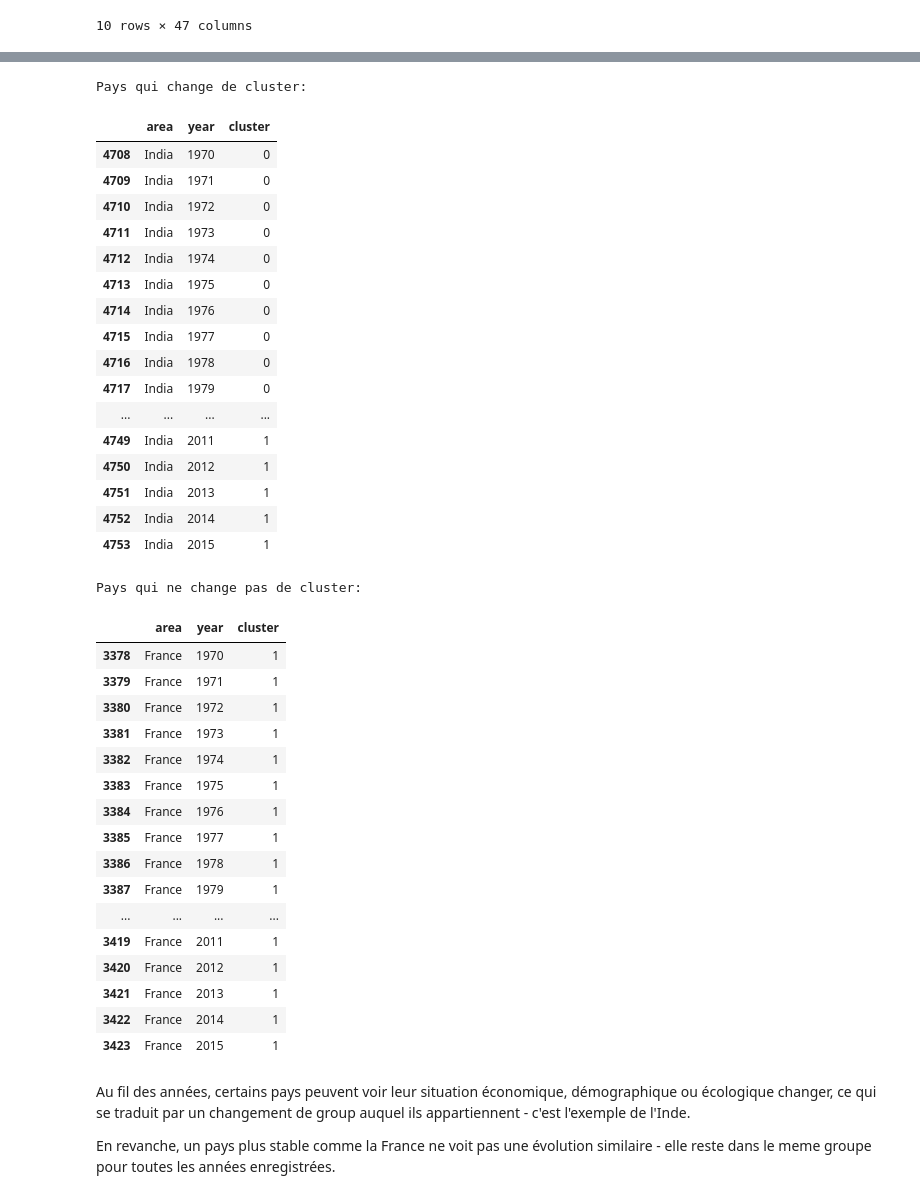
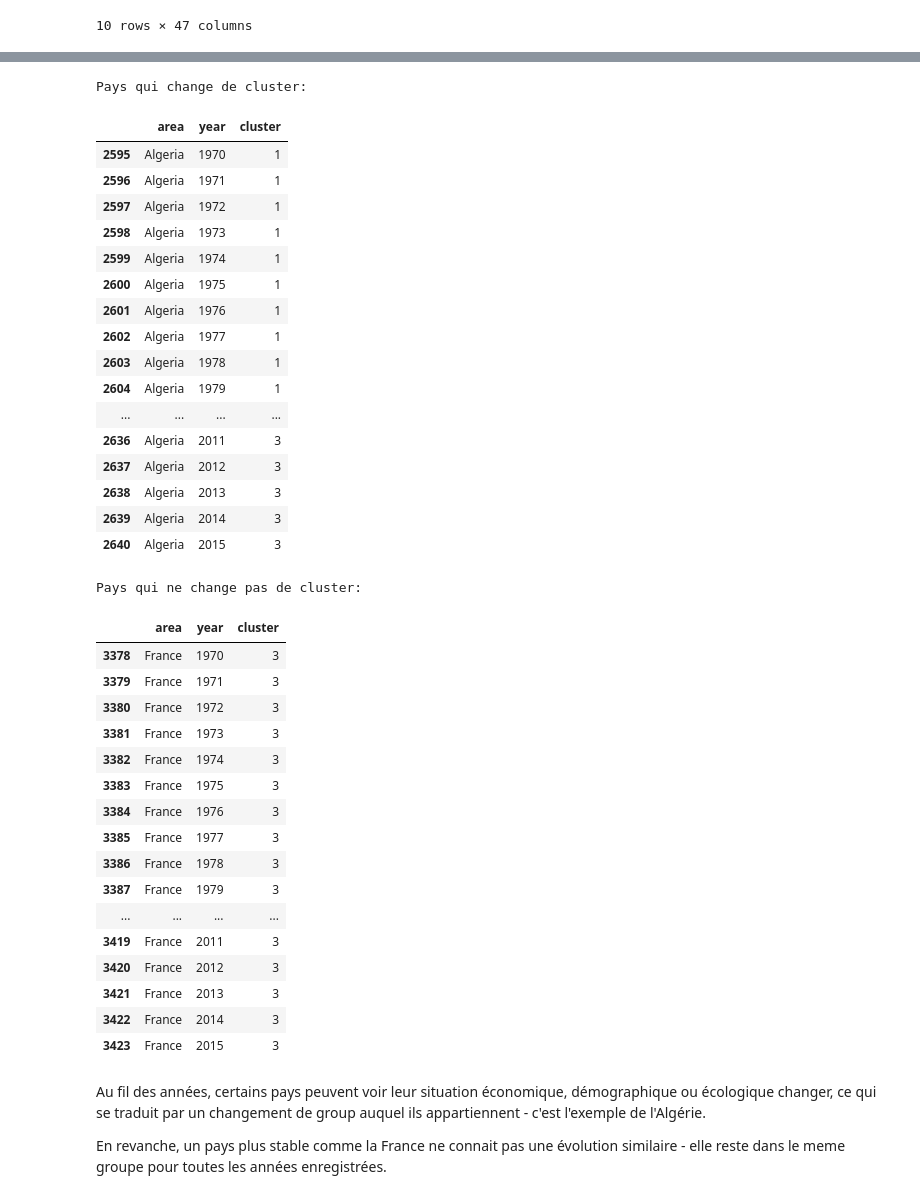
Before and after one commit to assitanDiarra/ENSAE_Python, a Jupyter notebook: Classification pays.ipynb, the cells around one changed output, grey strips where cells are left out. Drawn from its saved outputs; the diff is of its cells as text; code cells hidden in the pictures.

```diff
--- a/Classification pays.ipynb
+++ b/Classification pays.ipynb
@@ -57,0 +57,8 @@ df_wb.drop(['area_code'], axis=1, inplace=True)
+# %%
+#clustering des memes pays pour lesquels on fait une prédiction
+df_pred = pd.read_csv('data_pred_wb.csv', sep=',', low_memory=False)
+tmp2 = pd.merge(df_wb[['area_code','area']],
+                df_pred[['Country']],
+                how='inner',
+                left_on='area', right_on='Country')['area_code']
+df_wb = df_wb[df_wb['area_code'].isin(tmp2)]
@@ -222,7 +219,7 @@ groups.describe()
 from sklearn.metrics import silhouette_score
 ps = pd.DataFrame(projected) #transfromer array en data frame
 
-clusterer = KMeans(n_clusters=5).fit(ps)
+clusterer = KMeans(n_clusters=4).fit(ps)
 centers = clusterer.cluster_centers_ #coordonnées des centres des clusters
 c_preds = clusterer.predict(ps) #cluster prédit pour chaque point
 print('Coordonnées des centres des clusters : \n ', centers)
@@ -272,49 +288,49 @@ df_wb.head(10)
 # %%
 print('Pays qui change de cluster:')
-df_wb[df_wb.area == 'India'][['area', 'year', 'cluster']]
+df_wb[df_wb.area == 'Algeria'][['area', 'year', 'cluster']]
 # %% [output]
 Pays qui change de cluster:
 |  | area | year | cluster |
-| 4708 | India | 1970 | 0 |
-| 4709 | India | 1971 | 0 |
-| 4710 | India | 1972 | 0 |
-| 4711 | India | 1973 | 0 |
-| 4712 | India | 1974 | 0 |
-| 4713 | India | 1975 | 0 |
-| 4714 | India | 1976 | 0 |
-| 4715 | India | 1977 | 0 |
-| 4716 | India | 1978 | 0 |
-| 4717 | India | 1979 | 0 |
+| 2595 | Algeria | 1970 | 1 |
+| 2596 | Algeria | 1971 | 1 |
+| 2597 | Algeria | 1972 | 1 |
+| 2598 | Algeria | 1973 | 1 |
+| 2599 | Algeria | 1974 | 1 |
+| 2600 | Algeria | 1975 | 1 |
+| 2601 | Algeria | 1976 | 1 |
+| 2602 | Algeria | 1977 | 1 |
+| 2603 | Algeria | 1978 | 1 |
+| 2604 | Algeria | 1979 | 1 |
 | ... | ... | ... | ... |
-| 4749 | India | 2011 | 1 |
-| 4750 | India | 2012 | 1 |
-| 4751 | India | 2013 | 1 |
-| 4752 | India | 2014 | 1 |
-| 4753 | India | 2015 | 1 |
+| 2636 | Algeria | 2011 | 3 |
+| 2637 | Algeria | 2012 | 3 |
+| 2638 | Algeria | 2013 | 3 |
+| 2639 | Algeria | 2014 | 3 |
+| 2640 | Algeria | 2015 | 3 |
 # %%
 print('Pays qui ne change pas de cluster:')
 df_wb[df_wb.area == 'France'][['area', 'year', 'cluster']]
 # %% [output]
 Pays qui ne change pas de cluster:
 |  | area | year | cluster |
-| 3378 | France | 1970 | 1 |
-| 3379 | France | 1971 | 1 |
-| 3380 | France | 1972 | 1 |
-| 3381 | France | 1973 | 1 |
-| 3382 | France | 1974 | 1 |
-| 3383 | France | 1975 | 1 |
-| 3384 | France | 1976 | 1 |
-| 3385 | France | 1977 | 1 |
-| 3386 | France | 1978 | 1 |
-| 3387 | France | 1979 | 1 |
+| 3378 | France | 1970 | 3 |
+| 3379 | France | 1971 | 3 |
+| 3380 | France | 1972 | 3 |
+| 3381 | France | 1973 | 3 |
+| 3382 | France | 1974 | 3 |
+| 3383 | France | 1975 | 3 |
+| 3384 | France | 1976 | 3 |
+| 3385 | France | 1977 | 3 |
+| 3386 | France | 1978 | 3 |
+| 3387 | France | 1979 | 3 |
 | ... | ... | ... | ... |
-| 3419 | France | 2011 | 1 |
-| 3420 | France | 2012 | 1 |
-| 3421 | France | 2013 | 1 |
-| 3422 | France | 2014 | 1 |
-| 3423 | France | 2015 | 1 |
+| 3419 | France | 2011 | 3 |
+| 3420 | France | 2012 | 3 |
+| 3421 | France | 2013 | 3 |
+| 3422 | France | 2014 | 3 |
+| 3423 | France | 2015 | 3 |
 # %% [markdown]
-Au fil des années, certains pays peuvent voir leur situation économique, démographique ou écologique changer, ce qui se traduit par un changement de group auquel ils appartiennent - c'est l'exemple de l'Inde.
+Au fil des années, certains pays peuvent voir leur situation économique, démographique ou écologique changer, ce qui se traduit par un changement de group auquel ils appartiennent - c'est l'exemple de l'Algérie.
 
-En revanche, un pays plus stable comme la France ne voit pas une évolution similaire - elle reste dans le meme groupe pour toutes les années enregistrées.
+En revanche, un pays plus stable comme la France ne connait pas une évolution similaire - elle reste dans le meme groupe pour toutes les années enregistrées.
 # %% [markdown]
```
Also changed, not shown: parts of 22 cells of this notebook.
